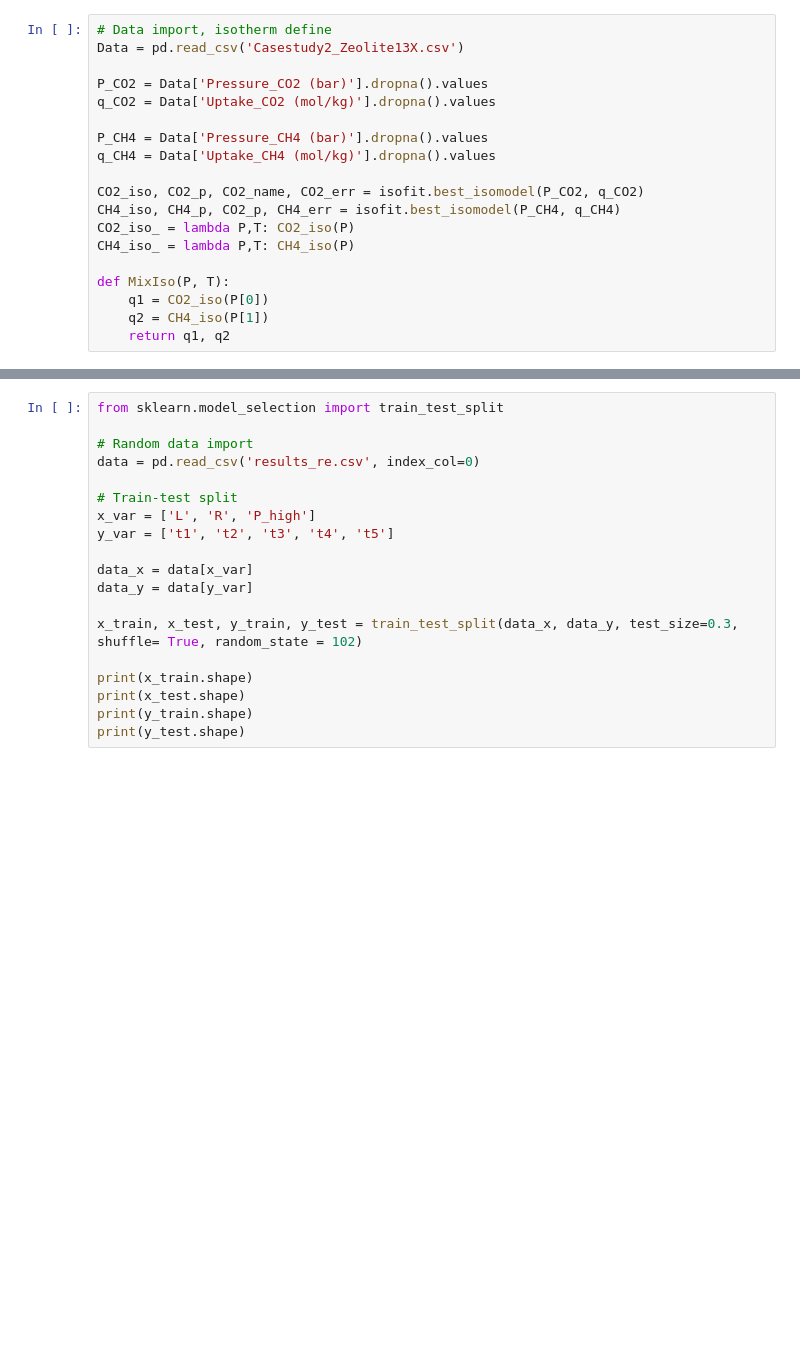
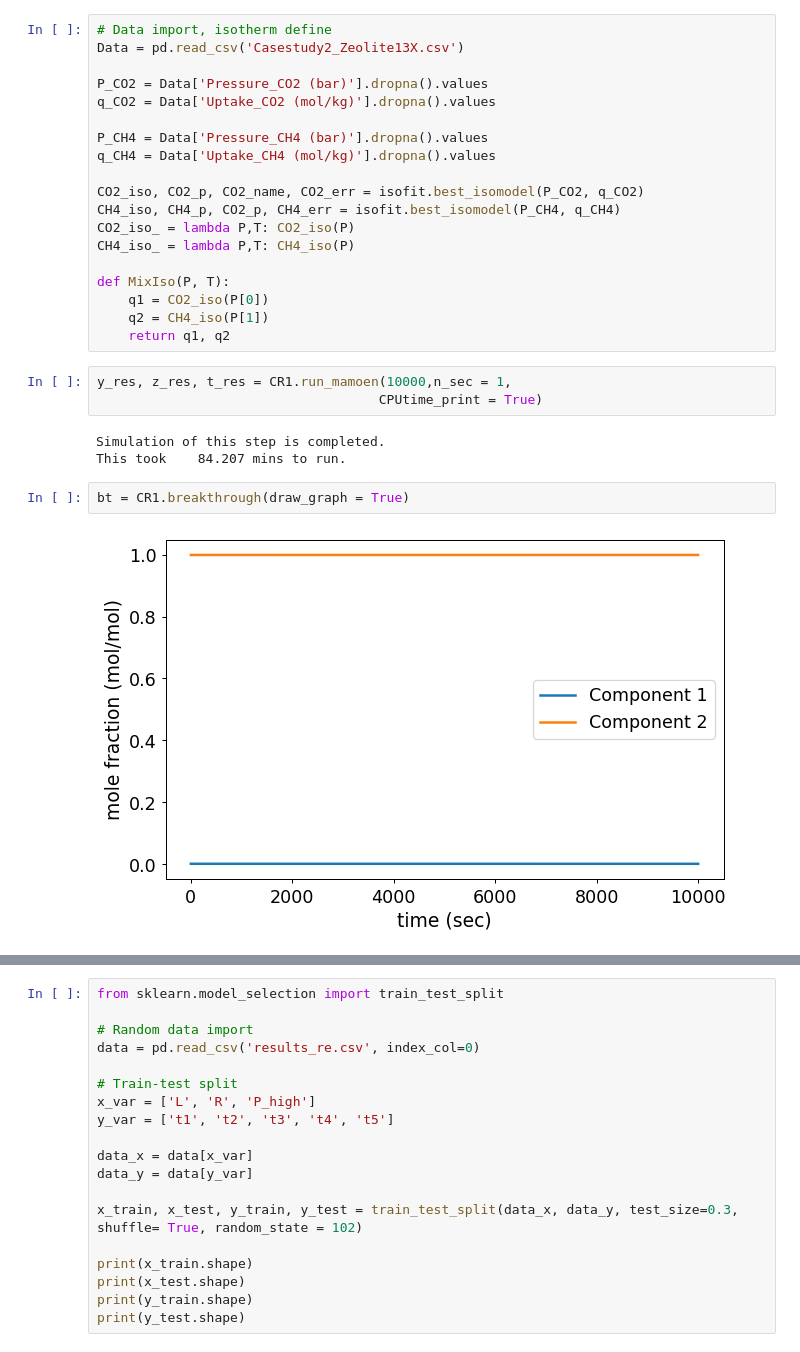
Before and after one commit to NahyeonAn/pyAPEP, a Jupyter notebook: Usage & casestudies/2. Casestudies.ipynb, the cells around one changed output, grey strips where cells are left out. Saved outputs shown, nothing was run; the diff lists cells and outputs as text; blank space fills up the shorter version.

```diff
--- a/Usage & casestudies/2. Casestudies.ipynb
+++ b/Usage & casestudies/2. Casestudies.ipynb
@@ -470,6 +470,16 @@ def MixIso(P, T):
     q1 = CO2_iso(P[0])
     q2 = CH4_iso(P[1])
     return q1, q2
+# %%
+y_res, z_res, t_res = CR1.run_mamoen(10000,n_sec = 1,
+                                    CPUtime_print = True)
+# %% [output]
+Simulation of this step is completed.
+This took    84.207 mins to run.
+# %%
+bt = CR1.breakthrough(draw_graph = True)
+# %% [output]
+[figure, added]
 # %%
 # 데이터 생성
 import random
```
Also changed, not shown: parts of 1 cell of this notebook.
